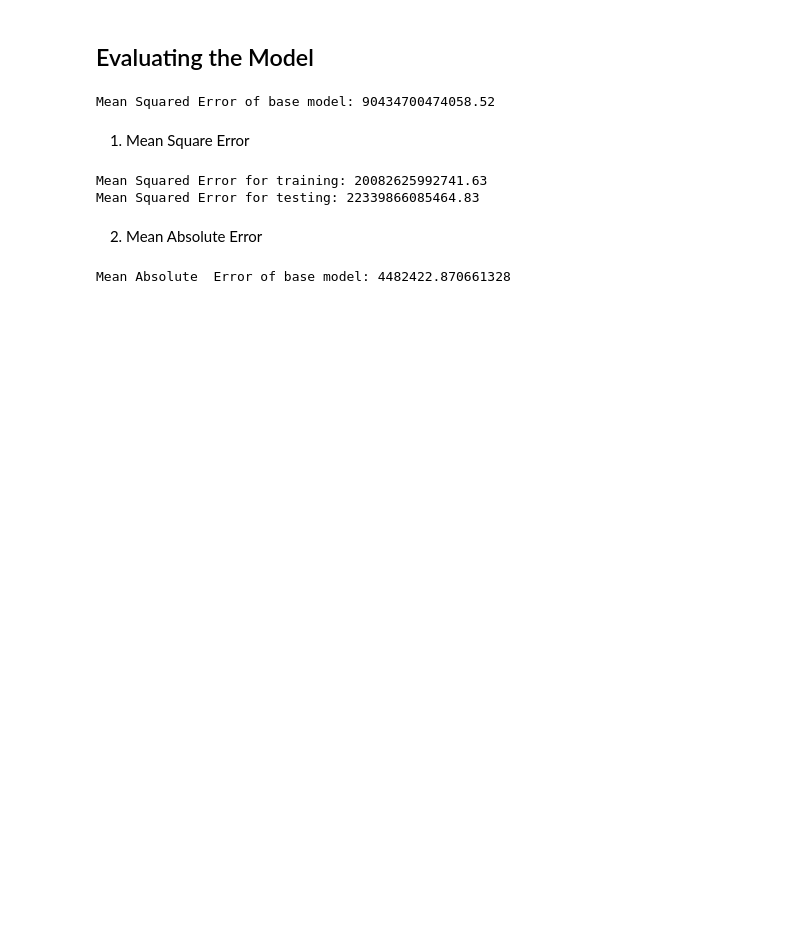
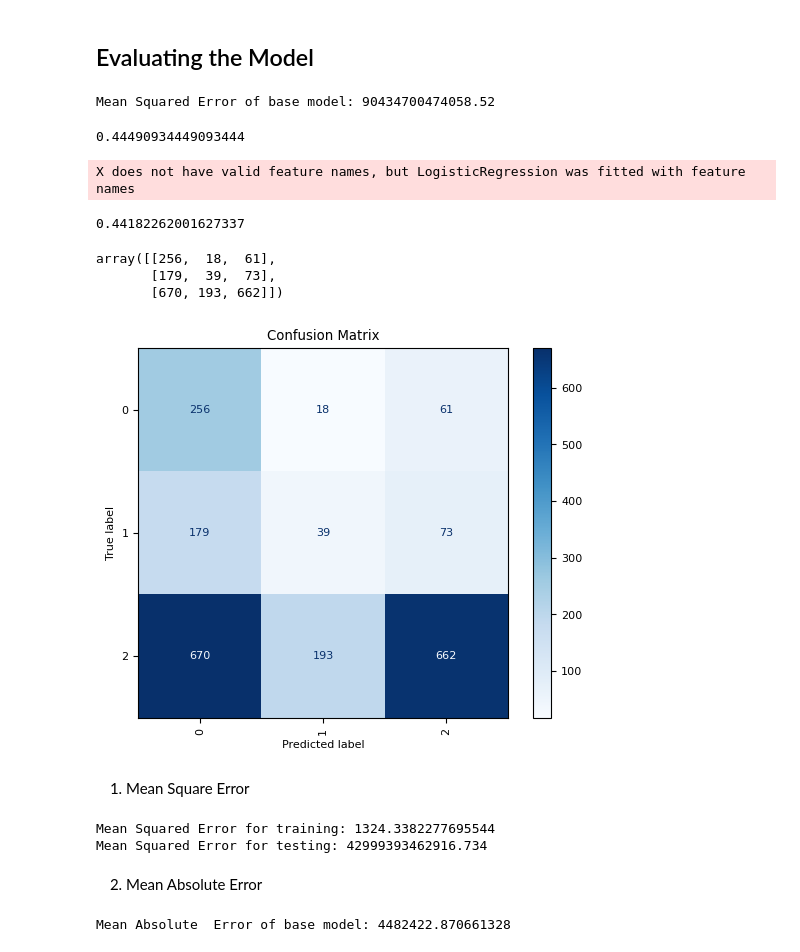
Before and after one commit to Tuwaiq-DS-ML-bootcamp-V-6/Use-case-7, a Jupyter notebook: EDA explain template.ipynb, the cells around one changed output. Drawn from its saved outputs; the diff is of its cells as text; code cells hidden in the pictures; blank space fills up the shorter version.

```diff
--- a/EDA explain template.ipynb
+++ b/EDA explain template.ipynb
@@ -427,0 +537,3 @@ Linear_model.fit(X_train, y_train)
+# %%
+best_alpha = grid_search.best_params_['alpha']
+best_alpha
@@ -428,3 +542,5 @@ Linear_model.fit(X_train, y_train)
+# %%
+ridge_model = Ridge(alpha=best_alpha)
 # %%
-ridge_model.fit(X_train, y_train)
+ridge_model.fit(X_train_scaled, y_train)
 # %% [output]
@@ -455,0 +554,2 @@ R-squared: 0.75
+# %%
+y_pred = ridge_model.predict(X_test_scaled)
@@ -522,13 +608,41 @@ Mean Squared Error of base model: 90434700474058.52
+# %%
+accuracy = accuracy_score(y_test, y_pred)
+accuracy
+# %% [output]
+0.44490934449093444
+# %%
+y_pred_train =logistic_model.predict(X_train_scaled)
+accuracy = accuracy_score(y_train, y_pred_train)
+accuracy
+# %% [output]
+X does not have valid feature names, but LogisticRegression was fitted with feature names
+0.44182262001627337
+# %%
+conf_matrix = confusion_matrix(y_test, y_pred)
+conf_matrix
+# %% [output]
+array([[256,  18,  61],
+       [179,  39,  73],
+       [670, 193, 662]])
+# %%
+ConfusionMatrixDisplay.from_predictions(y_test, y_pred,
+                                        display_labels=logistic_model.classes_,
+                                        cmap="Blues",
+                                        xticks_rotation='vertical')
+plt.title('Confusion Matrix')
+plt.show()
+# %% [output]
+[figure, added]
 # %% [markdown]
 1. Mean Square Error
 # %%
-mse_train = mean_squared_error(y_train, Linear_model.predict(X_train))
+mse_train = mean_squared_error(y_train, ridge_model.predict(X_train_scaled))
 mse_test = mean_squared_error(y_test, y_pred)
 print(f'Mean Squared Error for training: {mse_train}')
 print(f'Mean Squared Error for testing: {mse_test}')
 # %% [output]
-Mean Squared Error for training: 20082625992741.63
-Mean Squared Error for testing: 22339866085464.83
+Mean Squared Error for training: 1324.3382277695544
+Mean Squared Error for testing: 42999393462916.734
 # %% [markdown]
 2. Mean Absolute Error
 # %%
```
Also changed, not shown: parts of 44 cells of this notebook, 1 other file.
